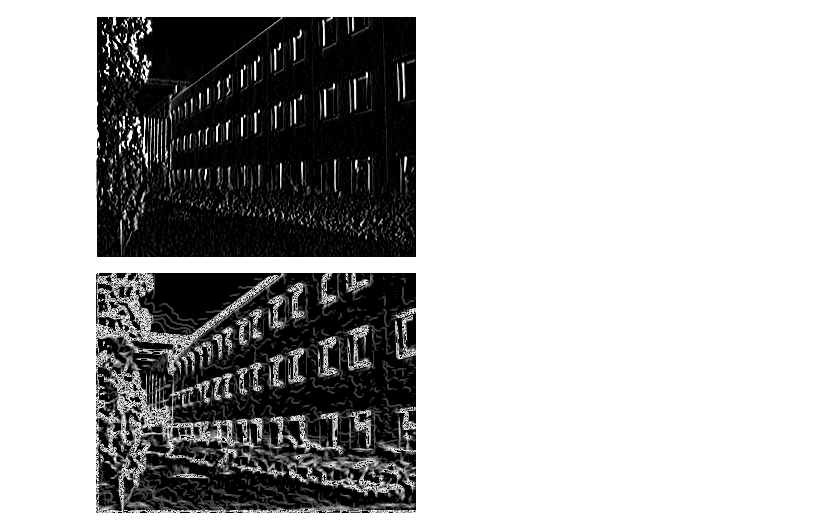
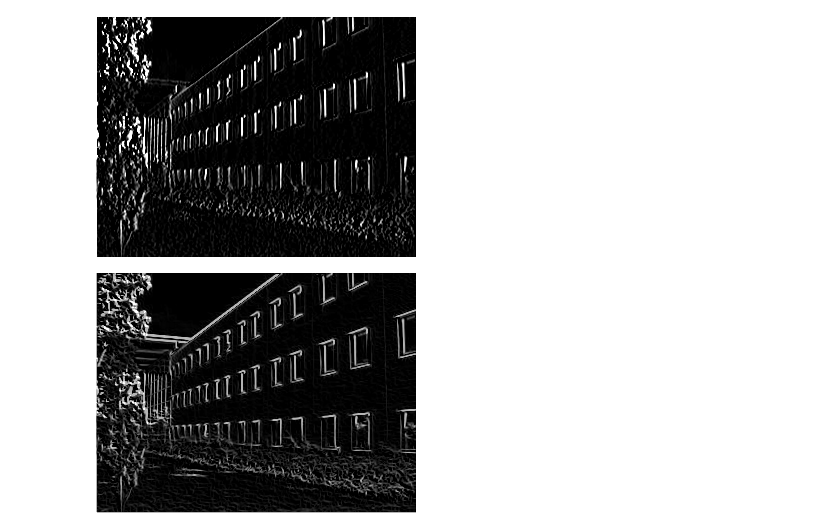
Before and after one commit to kenzosakiyama/visao_computacional, a Jupyter notebook: filtros_de_convolucao.ipynb, the cells around one changed output. Drawn from its saved outputs; the diff is of its cells as text; code cells hidden in the pictures.

Commit message:
Removendo conversão para uint desnecessária

```diff
--- a/filtros_de_convolucao.ipynb
+++ b/filtros_de_convolucao.ipynb
@@ -24,9 +24,9 @@ def convolve(img: Image, kernel: np.array, return_array: bool = False) -> Image:
     # Certificando que os limites não sejam ultrapassados
     output_array = np.minimum(255, output_array)
     output_array = np.maximum(0, output_array)
-    output_array = np.uint8(output_array)
+    # output_array = np.uint8(output_array)
 
-    return output_array if return_array else Image.fromarray(output_array, mode="L")
+    return output_array if return_array else Image.fromarray(np.uint8(output_array), mode="L")
 # %%
 demo = Image.open("data/vamp.png").convert("L")
 demo
@@ -212,8 +233,8 @@ convolve(building, kernel_v)
 # %%
 # Kerneis horizontal e vertical combinados
 building = Image.open("data/filtros/building.jpg")
-kernel = generate_gaussian_kernel(5, 3)
-building = convolve(building, kernel)
+# kernel = generate_gaussian_kernel(5, 1.4)
+# building = convolve(building, kernel)
 apply_sobel_border_detection(building)
 # %% [output]
-[figure, old version]
+[figure, new version]
```
Also changed, not shown: parts of 6 cells of this notebook.
